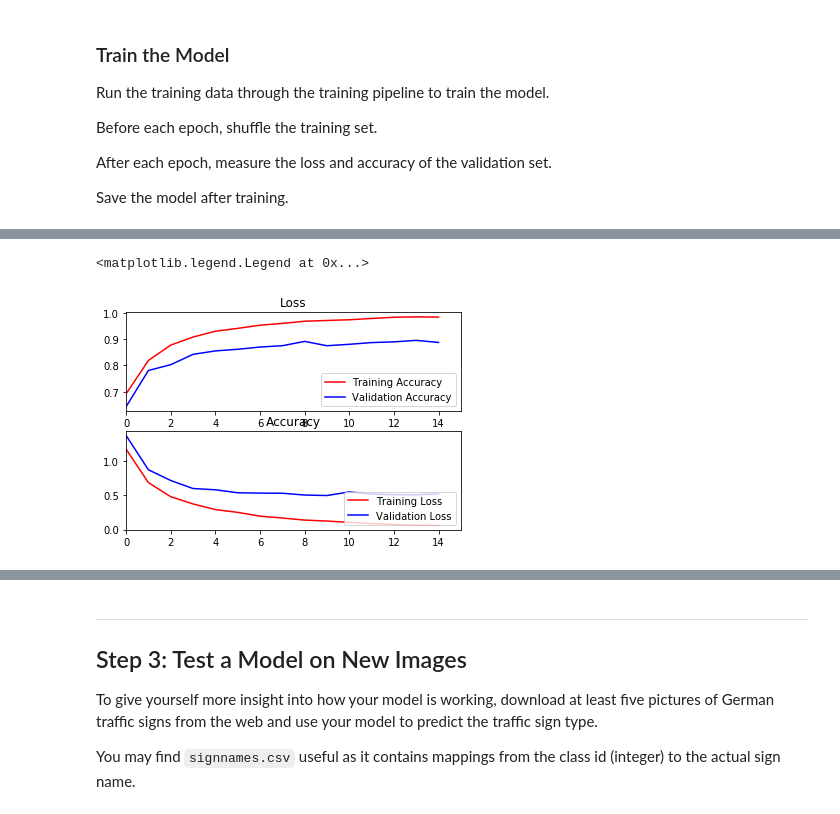
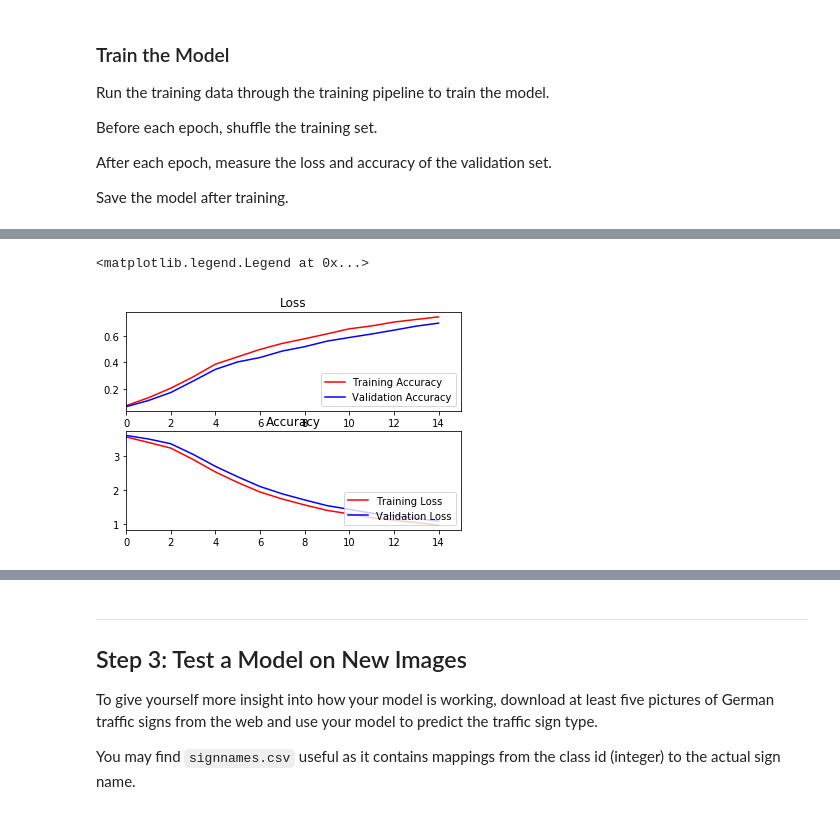
Before and after one commit to afourteia/CarND_Traffic_Sign_Classifier, a Jupyter notebook: Traffic_Sign_Classifier.ipynb, the cells around one changed output, grey strips where cells are left out. Saved outputs shown, nothing was run; the diff lists cells and outputs as text; code cells hidden in the pictures.

```diff
--- a/Traffic_Sign_Classifier.ipynb
+++ b/Traffic_Sign_Classifier.ipynb
@@ -409,16 +413,17 @@ tf.reset_default_graph()
 
 x = tf.placeholder(tf.float32, (None, 32, 32, 1))
 y = tf.placeholder(tf.int32, (None))
+keep_prob = tf.placeholder(tf.float32)
 one_hot_y = tf.one_hot(y, 43)
-
-
-rate = 0.0005
-
-logits = LeNet(x)
-cross_entropy = tf.nn.softmax_cross_entropy_with_logits(labels=one_hot_y, logits=logits)
-loss_operation = tf.reduce_mean(cross_entropy)
-optimizer = tf.train.AdamOptimizer(learning_rate = rate)
-training_operation = optimizer.minimize(loss_operation)
+# %%
+
+rate = 0.0001
+
+logits = LeNet(x)
+cross_entropy = tf.nn.softmax_cross_entropy_with_logits(labels=one_hot_y, logits=logits)
+loss_operation = tf.reduce_mean(cross_entropy)
+optimizer = tf.train.AdamOptimizer(learning_rate = rate)
+training_operation = optimizer.minimize(loss_operation)
 # %% [markdown]
 ### Model Evaluation
 Evaluate how well the loss and accuracy of the model for a given dataset.
@@ -434,7 +439,7 @@ def evaluate(X_data, y_data):
     sess = tf.get_default_session()
     for offset in range(0, num_examples, BATCH_SIZE):
         batch_x, batch_y = X_data[offset:offset+BATCH_SIZE], y_data[offset:offset+BATCH_SIZE]
-        loss, accuracy = sess.run([loss_operation, accuracy_operation], feed_dict={x: batch_x, y: batch_y})
+        loss, accuracy = sess.run([loss_operation, accuracy_operation], feed_dict={x: batch_x, y: batch_y, keep_prob: 1.0})
         total_accuracy += (accuracy * len(batch_x))
         total_loss += (loss  * len(batch_x))
     return total_loss/num_examples, total_accuracy/num_examples
@@ -448,18 +453,15 @@ After each epoch, measure the loss and accuracy of the validation set.
 
 Save the model after training.
 # %%
+'''#Using just the gray image
+X_train = X_train_gray
+X_test = X_test_gray
+X_valid = X_valid_gray'''
 
-i = False
-if i:
-    #Using just the gray image
-    X_train = X_train_gray
-    X_test = X_test_gray
-    X_valid = X_valid_gray
-else:
-    #Using the processed image
-    X_train = X_train_norm
-    X_test = X_test_norm
-    X_valid = X_valid_norm
+#Using the processed image
+X_train = X_train_norm
+X_test = X_test_norm
+X_valid = X_valid_norm
 # %%
 train_loss_history = []
 valid_loss_history = []
@@ -477,7 +479,7 @@ with tf.Session() as sess:
         for offset in range(0, num_examples, BATCH_SIZE):
             end = offset + BATCH_SIZE
             batch_x, batch_y = X_train[offset:end], y_train[offset:end]
-            sess.run(training_operation, feed_dict={x: batch_x, y: batch_y})
+            sess.run(training_operation, feed_dict={x: batch_x, y: batch_y, keep_prob: 0.50})
 
         validation_loss, validation_accuracy = evaluate(X_valid, y_valid)
         valid_loss_history.append(validation_loss)
@@ -498,6 +500,7 @@ loss_plot.plot(valid_accuracy_history, 'b', label='Validation Accuracy')
 loss_plot.set_xlim([0, EPOCHS])
 loss_plot.legend(loc=4)
 
+print("")
 
 Accuracy_plot = plt.subplot(2, 1, 2)
 Accuracy_plot.set_title('Accuracy')
@@ -526,2 +529,2 @@ EPOCH 15: Train Accuracy = 0.984 -- Valid Accuracy = 0.888 -- Train Loss = 0.062
 <matplotlib.legend.Legend at 0x...>
-[figure, old version]
+[figure, new version]
```
Also changed, not shown: parts of 11 cells of this notebook.
